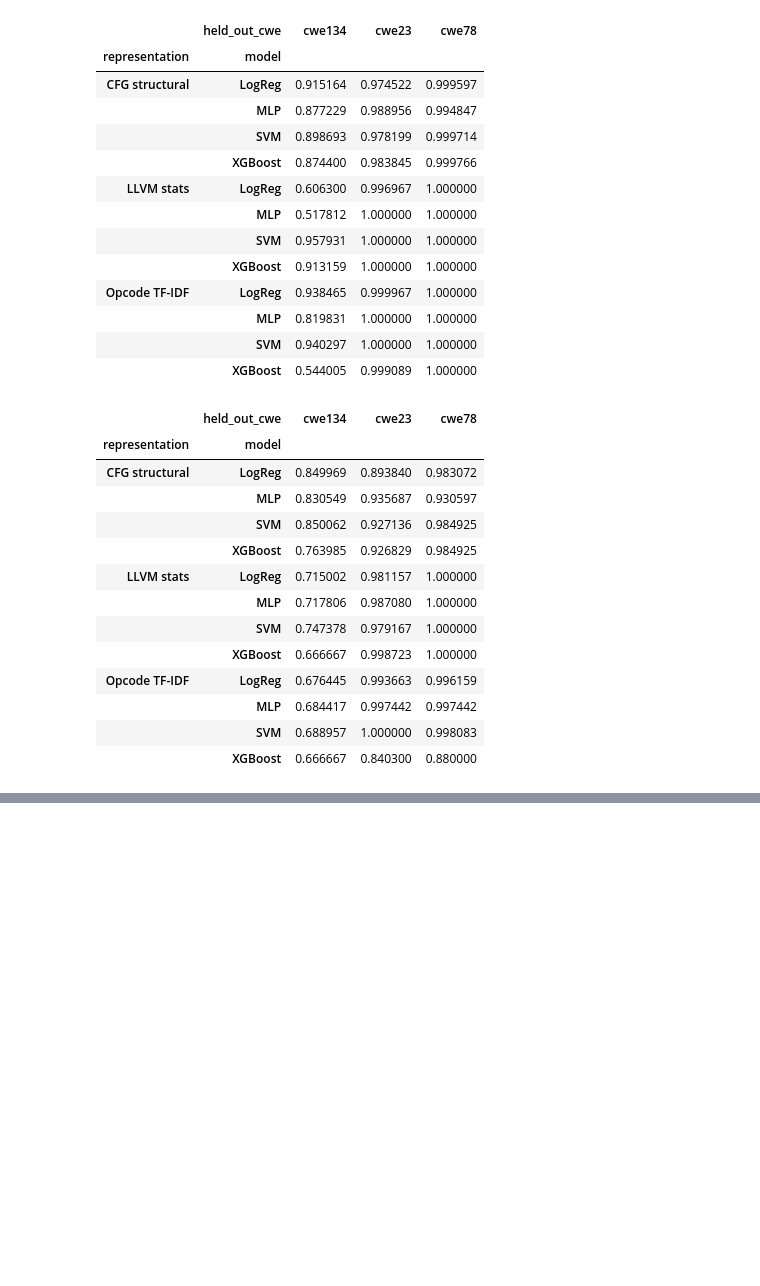
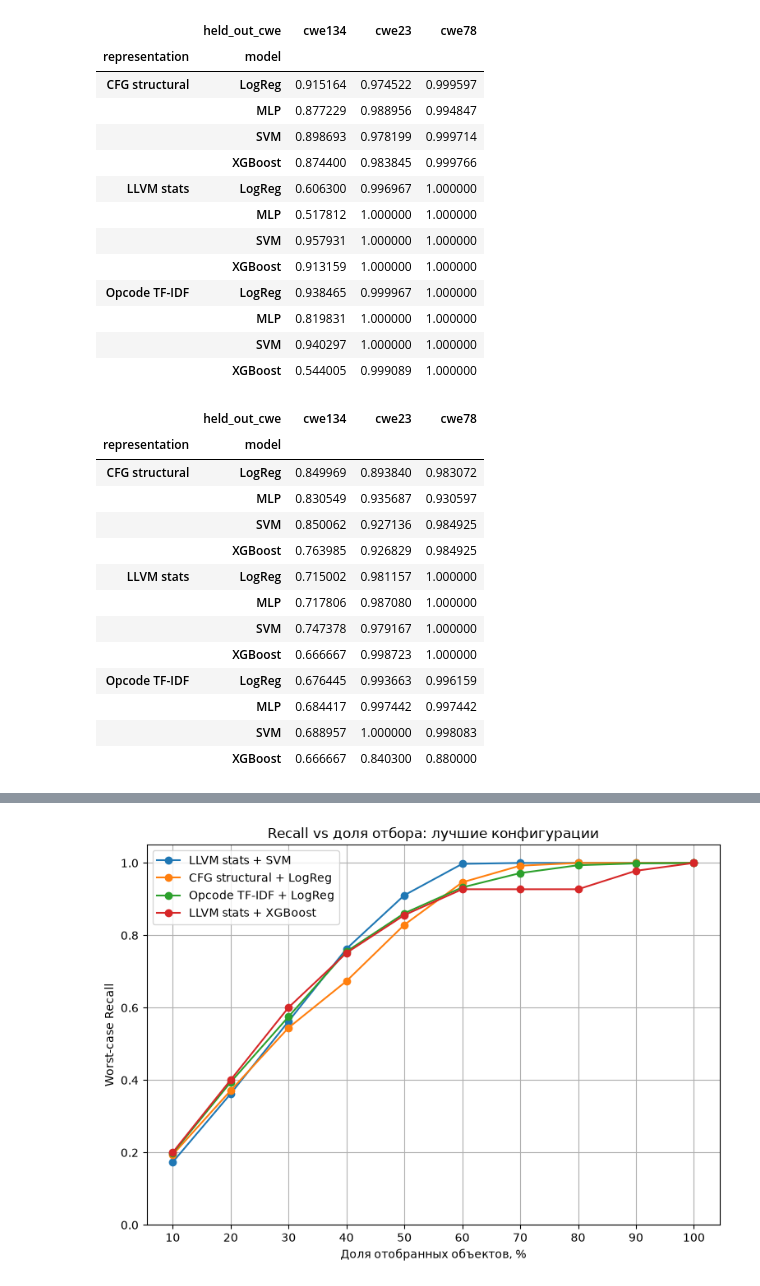
Before and after one commit to TimurGilmutpr/ml-guided-static-analysis, a Jupyter notebook: ML_part.ipynb, the cells around one changed output, grey strips where cells are left out. Drawn from its saved outputs; the diff is of its cells as text; code cells hidden in the pictures; blank space fills up the shorter version.

```diff
--- a/ML_part.ipynb
+++ b/ML_part.ipynb
@@ -2216,3 +2216,9 @@ loo_model_summary.to_excel(
     RESULTS_DIR / "loo_12_models_summary.xlsx",
     index=False,
 )
+# %%
+def get_ranking_scores(model, X):
+    if hasattr(model, "decision_function"):
+        return model.decision_function(X)
+
+    return model.predict_proba(X)[:, 1]
@@ -2218,0 +2755,10 @@ loo_model_summary.to_excel(
+# %%
+top4 = (
+    compare_60_80
+    .reset_index()
+    .head(4)[
+        ["representation", "model"]
+    ]
+)
+
+top4
@@ -2218,0 +2771,32 @@ loo_model_summary.to_excel(
+# %%
+plt.figure(figsize=(9, 6))
+
+for _, config in top4.iterrows():
+
+    rep = config["representation"]
+    model = config["model"]
+
+    part = ranking_all_summary[
+        (ranking_all_summary["representation"] == rep)
+        &
+        (ranking_all_summary["model"] == model)
+    ]
+
+    plt.plot(
+        part["fraction"] * 100,
+        part["worst_recall"],
+        marker="o",
+        label=f"{rep} + {model}",
+    )
+
+plt.xlabel("Доля отобранных объектов, %")
+plt.ylabel("Worst-case Recall")
+plt.title("Recall vs доля отбора: лучшие конфигурации")
+plt.xticks(range(10, 101, 10))
+plt.ylim(0, 1.05)
+plt.grid(True)
+plt.legend()
+
+plt.show()
+# %% [output]
+[figure, added]
```
Also changed, not shown: parts of 11 cells of this notebook, 10 other files.
